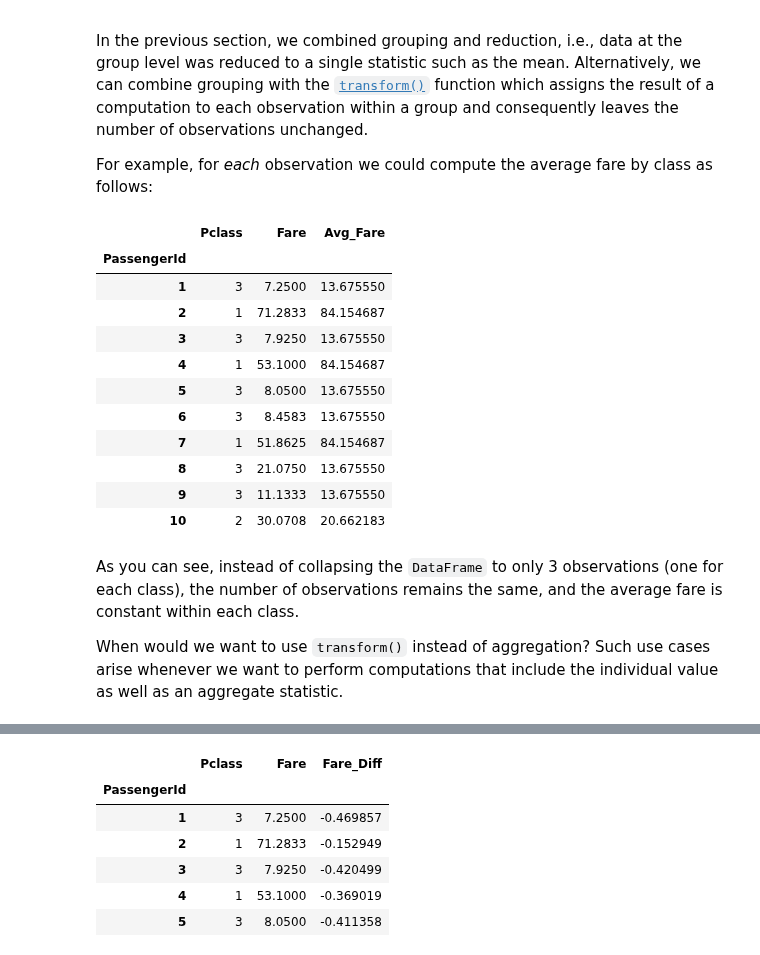
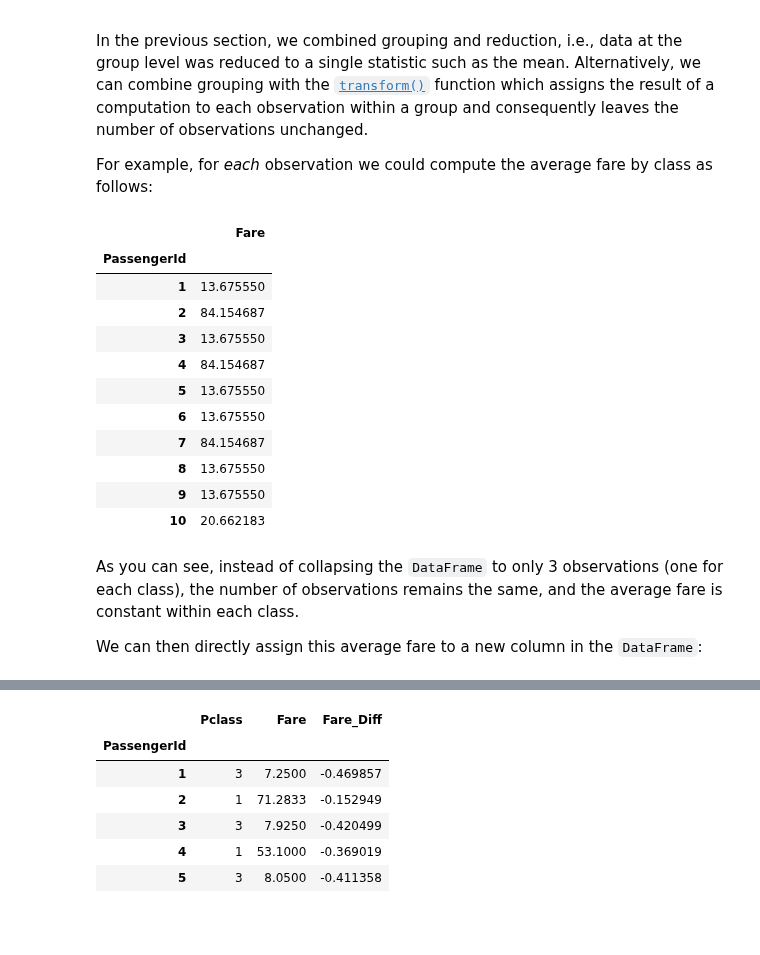
Before and after one commit to 646nwbf27y-lab/TECH2-H26, a Jupyter notebook: lectures/lecture4/lecture4.ipynb, the cells around one changed output, grey strips where cells are left out. Drawn from its saved outputs; the diff is of its cells as text; code cells hidden in the pictures; blank space fills up the shorter version.

```diff
--- a/lectures/lecture4/lecture4.ipynb
+++ b/lectures/lecture4/lecture4.ipynb
@@ -426,24 +452,22 @@ and consequently leaves the number of observations unchanged.
 
 For example, for _each_ observation we could compute the average fare by class as follows:
 # %%
-df['Avg_Fare'] = df.groupby('Pclass')[['Fare']].transform('mean')
-
-# Print class, fare and average fare by class for first 10 passengers
-df[['Pclass', 'Fare', 'Avg_Fare']].head(10)
+# Compute average fare by class, for each passenger
+df.groupby('Pclass')[['Fare']].transform('mean').head(10)
 # %% [output]
-|  | Pclass | Fare | Avg_Fare |
-| PassengerId |  |  |  |
-| 1 | 3 | 7.2500 | 13.675550 |
-| 2 | 1 | 71.2833 | 84.154687 |
-| 3 | 3 | 7.9250 | 13.675550 |
-| 4 | 1 | 53.1000 | 84.154687 |
-| 5 | 3 | 8.0500 | 13.675550 |
-| 6 | 3 | 8.4583 | 13.675550 |
-| 7 | 1 | 51.8625 | 84.154687 |
-| 8 | 3 | 21.0750 | 13.675550 |
-| 9 | 3 | 11.1333 | 13.675550 |
-| 10 | 2 | 30.0708 | 20.662183 |
+|  | Fare |
+| PassengerId |  |
+| 1 | 13.675550 |
+| 2 | 84.154687 |
+| 3 | 13.675550 |
+| 4 | 84.154687 |
+| 5 | 13.675550 |
+| 6 | 13.675550 |
+| 7 | 84.154687 |
+| 8 | 13.675550 |
+| 9 | 13.675550 |
+| 10 | 20.662183 |
 # %% [markdown]
 As you can see, instead of collapsing the `DataFrame` to only 3 observations (one for each class), the number of observations remains the same, and the average fare is constant within each class.
 
-When would we want to use `transform()` instead of aggregation? Such use cases arise whenever we want to perform computations that include the individual value as well as an aggregate statistic.
+We can then directly assign this average fare to a new column in the `DataFrame`:
```
Also changed, not shown: parts of 16 cells of this notebook, 2 other files.
